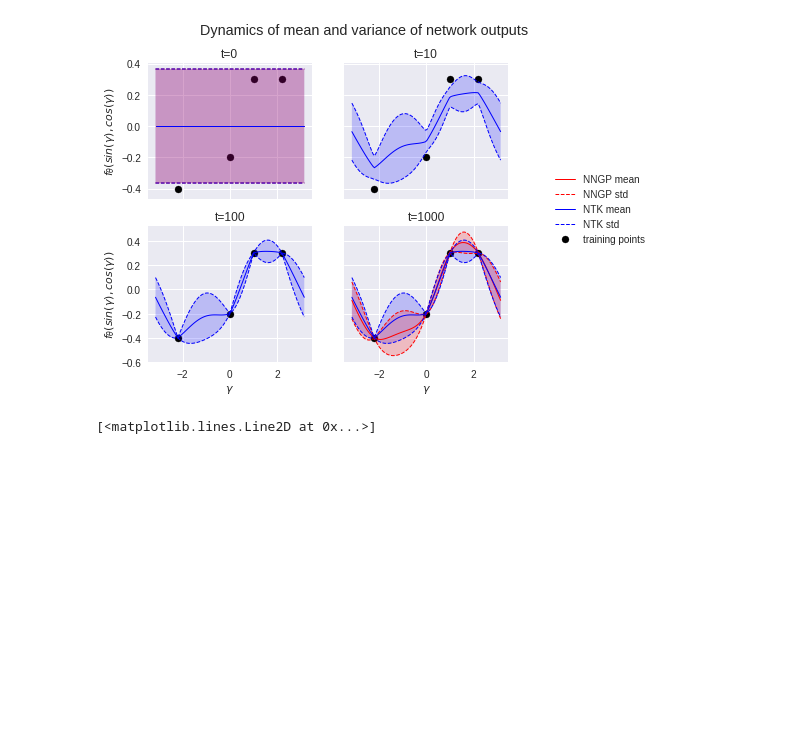
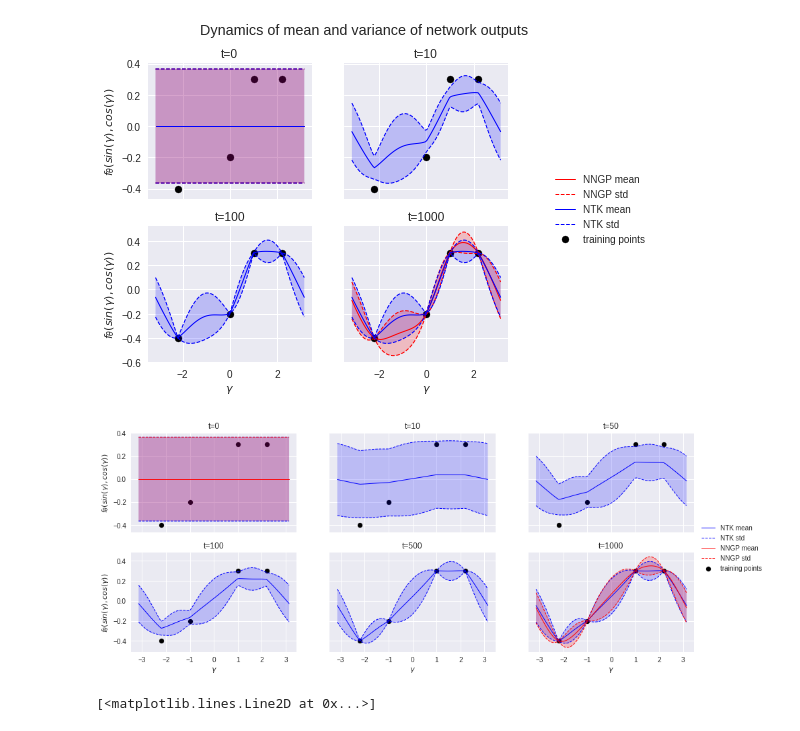
Before and after one commit to bobby-he/Neural_Tangent_Kernel, a Jupyter notebook: notebooks/anaytic_kernels.ipynb, the cells around one changed output. Drawn from its saved outputs; the diff is of its cells as text; code cells hidden in the pictures; blank space fills up the shorter version.

```diff
--- a/notebooks/anaytic_kernels.ipynb
+++ b/notebooks/anaytic_kernels.ipynb
@@ -319,6 +319,82 @@ f.subplots_adjust(right=0.75)
 plt.show()
 # %% [output]
 [figure]
+# %%
+#@title Plot
+bias_variance = 0.1*0.1
+variance = 1
+input_dim = 2
+num_hidden_layers = 3
+eta = 0.05
+
+deepArcCosine = DeepArcCosine(input_dim = input_dim, num_steps = num_hidden_layers, variance=variance, bias_variance = bias_variance)
+
+X = input_data
+Y = target_data
+X_star = test_data
+
+# NNGP prior and posterior
+nngp = NNGP(deepArcCosine,X,Y,X_star)
+prior_std = nngp.prior_std()
+posterior_mean = nngp.posterior_mean()
+posterior_std = nngp.posterior_std()
+
+# get the NNGP kernels
+K = nngp.get_K()
+K_star = nngp.get_Kstar()
+K_ss = nngp.get_Kss()
+
+# get NTK at time t
+times = np.array([0,10,50,100,500,1000])
+NTK_means = np.zeros((6,X_star.shape[0]))
+NTK_stds = np.zeros((6,X_star.shape[0]))
+
+for i in range(len(times)):
+  myNTK = NTK_analytic_pred(deepArcCosine,X,Y,X_star,times[i],eta,K,K_star,K_ss)
+  NTK_means[i] = myNTK.NTK_mean()
+  NTK_stds[i] = myNTK.NTK_std()
+
+fig, axs = plt.subplots(2,3, figsize=(15, 6), sharex='col', sharey='row')
+#fig.subplots_adjust(hspace = .5, wspace=.001)
+
+axs = axs.ravel()
+
+for i in range(6):
+
+  axs[i].scatter(gamma_data.cpu().numpy(), target_data.cpu().numpy(), color='black',label = 'training points')
+  axs[i].plot(gamma_test.cpu().numpy(), NTK_means[i], color='blue',
+           linestyle='-', alpha = 1,  label = 'NTK mean', linewidth = 1)
+  axs[i].plot(gamma_test.cpu().numpy(), NTK_means[i]+1.28*NTK_stds[i], color='blue',
+           linestyle='--', alpha = 1,  label = 'NTK std', linewidth = 1)
+  axs[i].plot(gamma_test.cpu().numpy(), NTK_means[i]-1.28*NTK_stds[i], color='blue',
+           linestyle='--', alpha = 1, linewidth = 1)
+  axs[i].fill_between(gamma_test.cpu().numpy(), NTK_means[i]+1.28*NTK_stds[i], NTK_means[i]-1.28*NTK_stds[i], facecolor='blue', alpha=0.2)
+  axs[i].set_title('t=%i' %times[i])
+
+axs[0].plot(gamma_test.cpu().numpy(), np.zeros(X_star.shape[0]), color='red',
+           linestyle='-', alpha = 1,  label = 'NNGP mean', linewidth = 1)
+axs[0].fill_between(gamma_test.cpu().numpy(), 1.28*prior_std, -1.28*prior_std, facecolor='red', alpha=0.2)
+axs[0].plot(gamma_test.cpu().numpy(), 1.28*prior_std, color='red',
+           linestyle='--', alpha = 1,  label = 'NNGP std', linewidth = 1)
+axs[5].plot(gamma_test.cpu().numpy(), posterior_mean, color='red',
+           linestyle='-', alpha = 1,  label = 'NNGP mean', linewidth = 1)
+axs[5].plot(gamma_test.cpu().numpy(), posterior_mean+1.28*posterior_std, color='red',
+           linestyle='--', alpha = 1,  label = 'NNGP std', linewidth = 1)
+axs[5].plot(gamma_test.cpu().numpy(), posterior_mean-1.28*posterior_std, color='red',
+           linestyle='--', alpha = 1, linewidth = 1)
+axs[5].fill_between(gamma_test.cpu().numpy(), posterior_mean+1.28*posterior_std, posterior_mean-1.28*posterior_std, facecolor='red', alpha=0.2)
+
+axs[3].set_xlabel('$\gamma$')
+axs[4].set_xlabel('$\gamma$')
+axs[5].set_xlabel('$\gamma$')
+axs[0].set_ylabel('$f_{ \\theta}(sin(\gamma),cos(\gamma))$')
+axs[3].set_ylabel('$f_{ \\theta}(sin(\gamma),cos(\gamma))$')
+handles, labels = plt.gca().get_legend_handles_labels()
+by_label = OrderedDict(zip(labels, handles))
+fig.legend(by_label.values(), by_label.keys(),loc='center right')
+plt.show()
+# %% [output]
+[figure, added]
 # %%
 myNTK = NTK_analytic_pred(deepArcCosine,X,Y,X_star,times[i],eta,K,K_star,K_ss)
 NTKs = myNTK.get_NTK_s()
```
Also changed, not shown: parts of 1 cell of this notebook.
